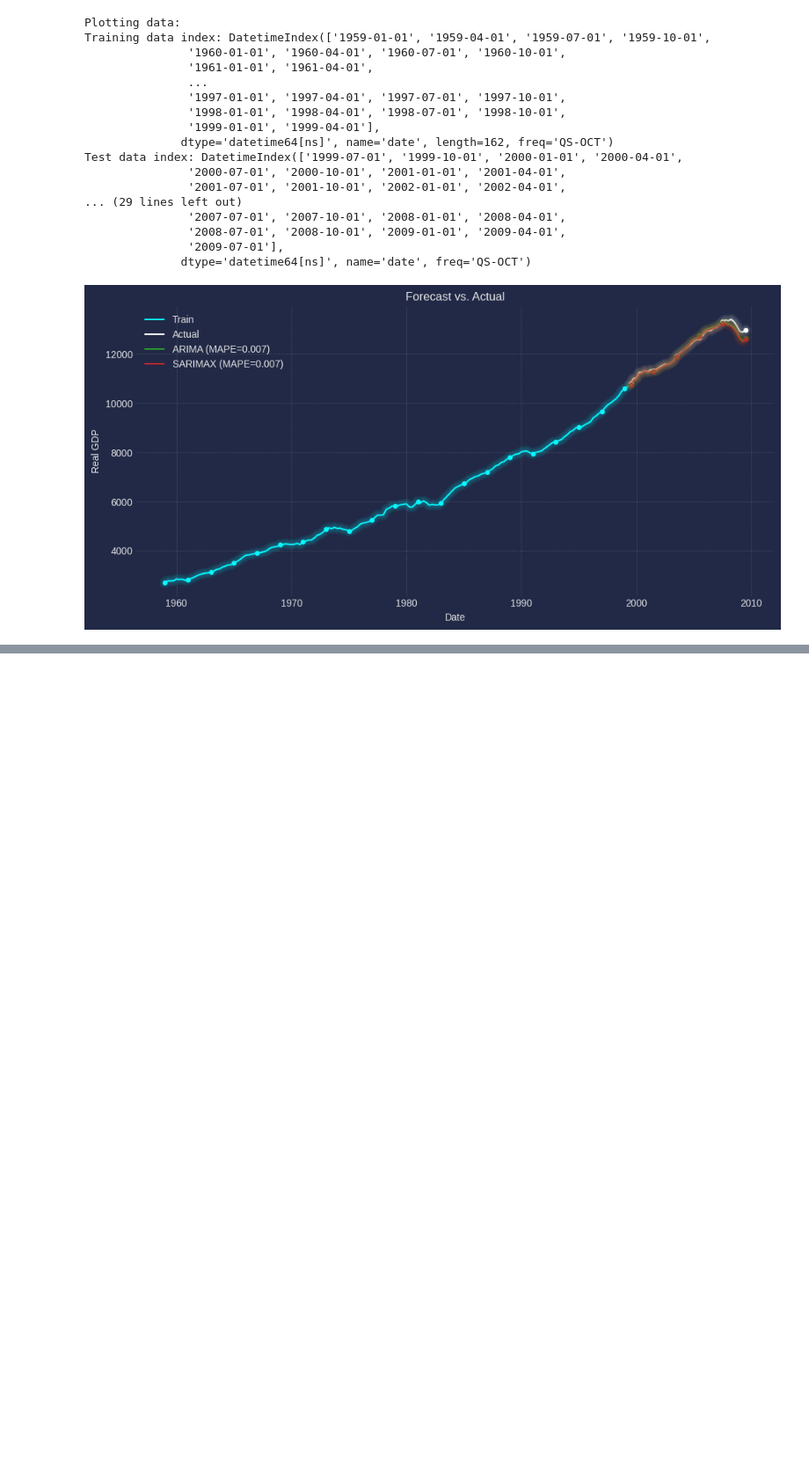
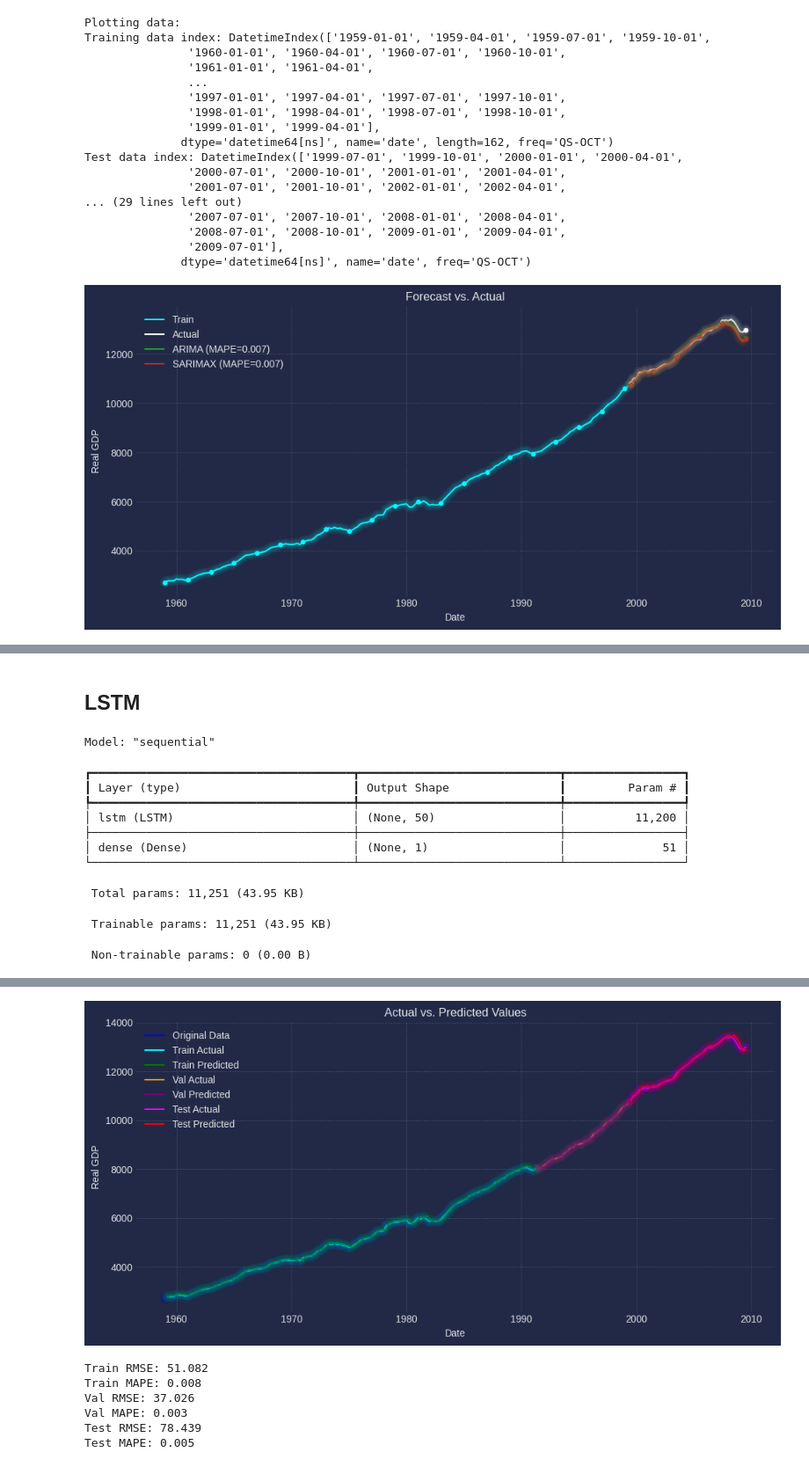
Before and after one commit to williamjowens/library-exploration, a Jupyter notebook: statsmodels_forecasting.ipynb, the cells around one changed output, grey strips where cells are left out. Shown at 88% size. Cells and saved outputs as stored; diff of their text form; code cells hidden in the pictures; blank space fills up the shorter version.

```diff
--- a/statsmodels_forecasting.ipynb
+++ b/statsmodels_forecasting.ipynb
@@ -2102,0 +2168,3 @@ Test data index: DatetimeIndex(['1999-07-01', '1999-10-01', '2000-01-01', '2000-
+# %%
+# Load and display the data
+time_series = load_macrodata_time_series('realgdp')
@@ -2102,0 +2189,2 @@ Test data index: DatetimeIndex(['1999-07-01', '1999-10-01', '2000-01-01', '2000-
+# %% [markdown]
+## LSTM
@@ -2102,0 +2489,37 @@ Test data index: DatetimeIndex(['1999-07-01', '1999-10-01', '2000-01-01', '2000-
+# %%
+# Parameters for the LSTM model
+look_back = 5                   # Number of previous time steps to use as input features
+split_frac = 0.8                # 80% of the data for training, 20% for testing
+transform = 'diff'              # Apply differencing
+lstm_params = (50, 50, 1)       # 50 LSTM units, 50 epochs, verbose output
+scale = True                    # Apply scaling
+missing_data_strategy = 'mean'  # Fill missing data with the mean
+validation_split = 0.2          # 20% of training data for validation
+patience = 7                    # Patience for early stopping
+# %%
+# Initialize the model
+lstm_model = LSTMTimeSeriesModel(
+    look_back=look_back,
+    split_frac=split_frac,
+    transform=transform,
+    lstm_params=lstm_params,
+    scale=scale,
+    missing_data_strategy=missing_data_strategy,
+    validation_split=validation_split,
+    patience=patience
+)
+# %%
+# Run the model
+lstm_pred, lstm_rmse, lstm_mape = lstm_model.run(time_series)
+# %% [output]
+Model: "sequential"
+┏━━━━━━━━━━━━━━━━━━━━━━━━━━━━━━━━━━━━━━┳━━━━━━━━━━━━━━━━━━━━━━━━━━━━━┳━━━━━━━━━━━━━━━━━┓
+┃ Layer (type)                         ┃ Output Shape                ┃         Param # ┃
+┡━━━━━━━━━━━━━━━━━━━━━━━━━━━━━━━━━━━━━━╇━━━━━━━━━━━━━━━━━━━━━━━━━━━━━╇━━━━━━━━━━━━━━━━━┩
+│ lstm (LSTM)                          │ (None, 50)                  │          11,200 │
+├──────────────────────────────────────┼─────────────────────────────┼─────────────────┤
+│ dense (Dense)                        │ (None, 1)                   │              51 │
+└──────────────────────────────────────┴─────────────────────────────┴─────────────────┘
+ Total params: 11,251 (43.95 KB)
+ Trainable params: 11,251 (43.95 KB)
+ Non-trainable params: 0 (0.00 B)
@@ -2102,0 +2543,7 @@ Test data index: DatetimeIndex(['1999-07-01', '1999-10-01', '2000-01-01', '2000-
+[figure, added]
+Train RMSE: 51.082
+Train MAPE: 0.008
+Val RMSE: 37.026
+Val MAPE: 0.003
+Test RMSE: 78.439
+Test MAPE: 0.005
```
Also changed, not shown: parts of 27 cells of this notebook.
